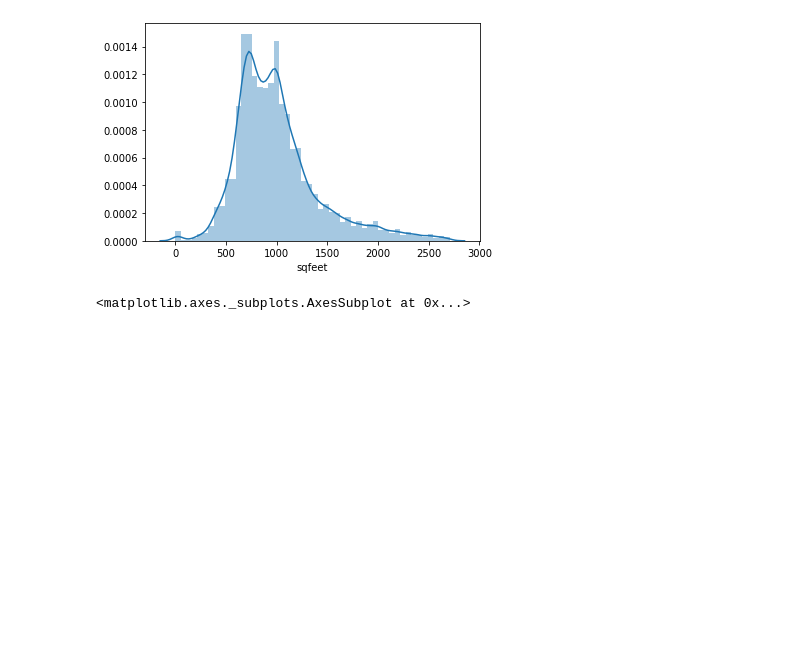
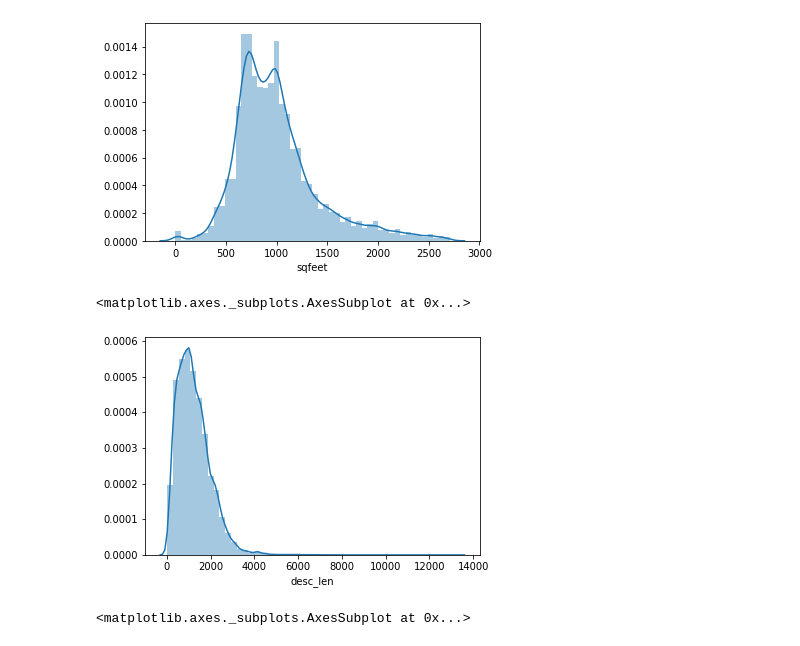
Before and after one commit to pjs1221/housing_price_proj, a Jupyter notebook: data_eda.ipynb, the cells around one changed output. Saved outputs shown, nothing was run; the diff lists cells and outputs as text; code cells hidden in the pictures; blank space fills up the shorter version.

```diff
--- a/data_eda.ipynb
+++ b/data_eda.ipynb
@@ -50,6 +52,11 @@ sns.distplot(df['sqfeet'])
 # %% [output]
 <matplotlib.axes._subplots.AxesSubplot at 0x...>
 [figure]
+# %%
+sns.distplot(df['desc_len'])
+# %% [output]
+<matplotlib.axes._subplots.AxesSubplot at 0x...>
+[figure, added]
 # %%
 cmap = sns.diverging_palette(220,10,as_cmap=True)
 sns.heatmap(df[['price', 'sqfeet', 'beds', 'baths', 'cats_allowed',
```
Also changed, not shown: parts of 14 cells of this notebook, 1 other file.
